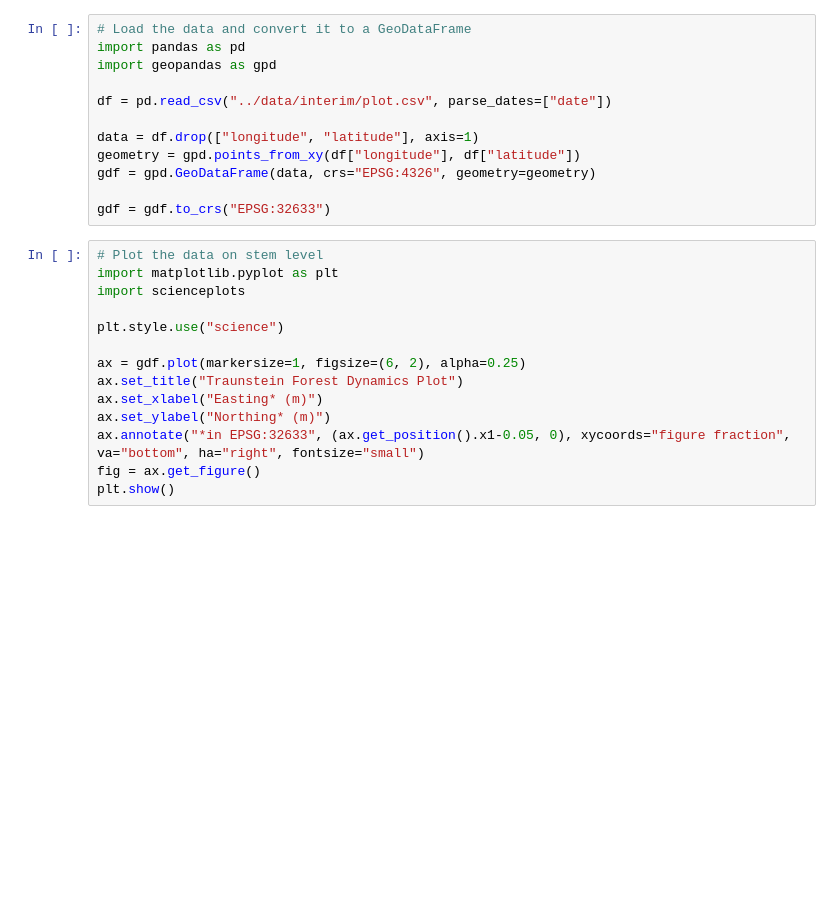
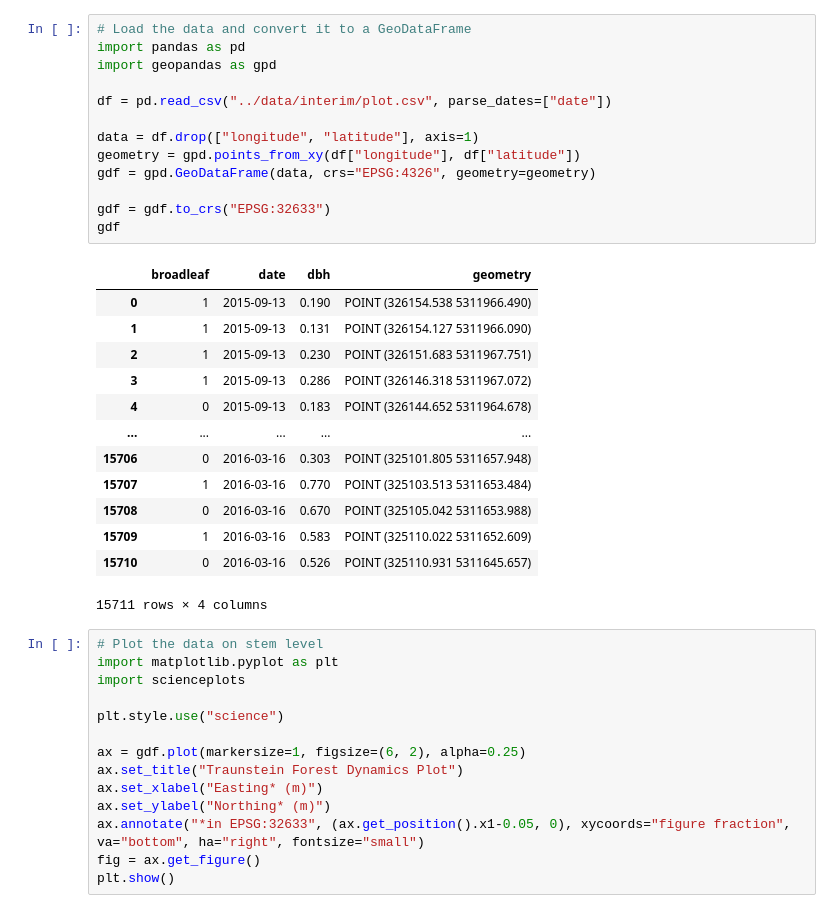
Before and after one commit to Lumcoin/leaf-type-mixture, a Jupyter notebook: notebooks/0-ph-ground-truth.ipynb, the cells around one changed output. Drawn from its saved outputs; the diff is of its cells as text; blank space fills up the shorter version.

```diff
--- a/notebooks/0-ph-ground-truth.ipynb
+++ b/notebooks/0-ph-ground-truth.ipynb
@@ -11,15 +14,30 @@ This notebook loads the dataset, analyzes it and creates two rasters from it. On
 # %%
 # Load the data and convert it to a GeoDataFrame
 import pandas as pd
 import geopandas as gpd
 
 df = pd.read_csv("../data/interim/plot.csv", parse_dates=["date"])
 
 data = df.drop(["longitude", "latitude"], axis=1)
 geometry = gpd.points_from_xy(df["longitude"], df["latitude"])
 gdf = gpd.GeoDataFrame(data, crs="EPSG:4326", geometry=geometry)
 
 gdf = gdf.to_crs("EPSG:32633")
+gdf
+# %% [output]
+|  | broadleaf | date | dbh | geometry |
+| 0 | 1 | 2015-09-13 | 0.190 | POINT (326154.538 5311966.490) |
+| 1 | 1 | 2015-09-13 | 0.131 | POINT (326154.127 5311966.090) |
+| 2 | 1 | 2015-09-13 | 0.230 | POINT (326151.683 5311967.751) |
+| 3 | 1 | 2015-09-13 | 0.286 | POINT (326146.318 5311967.072) |
+| 4 | 0 | 2015-09-13 | 0.183 | POINT (326144.652 5311964.678) |
+| ... | ... | ... | ... | ... |
+| 15706 | 0 | 2016-03-16 | 0.303 | POINT (325101.805 5311657.948) |
+| 15707 | 1 | 2016-03-16 | 0.770 | POINT (325103.513 5311653.484) |
+| 15708 | 0 | 2016-03-16 | 0.670 | POINT (325105.042 5311653.988) |
+| 15709 | 1 | 2016-03-16 | 0.583 | POINT (325110.022 5311652.609) |
+| 15710 | 0 | 2016-03-16 | 0.526 | POINT (325110.931 5311645.657) |
+15711 rows × 4 columns
 # %%
 # Plot the data on stem level
 import matplotlib.pyplot as plt
```
Also changed, not shown: parts of 1 cell of this notebook.
